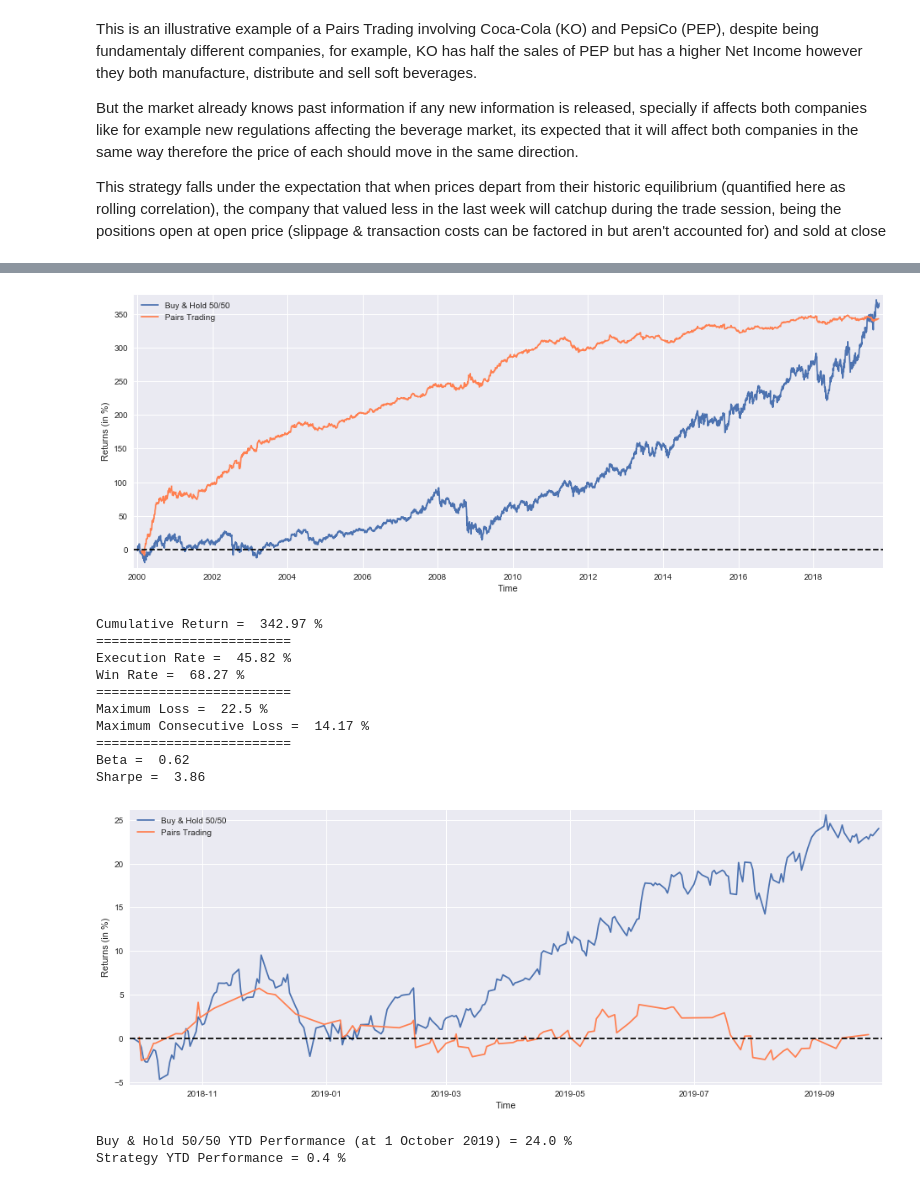
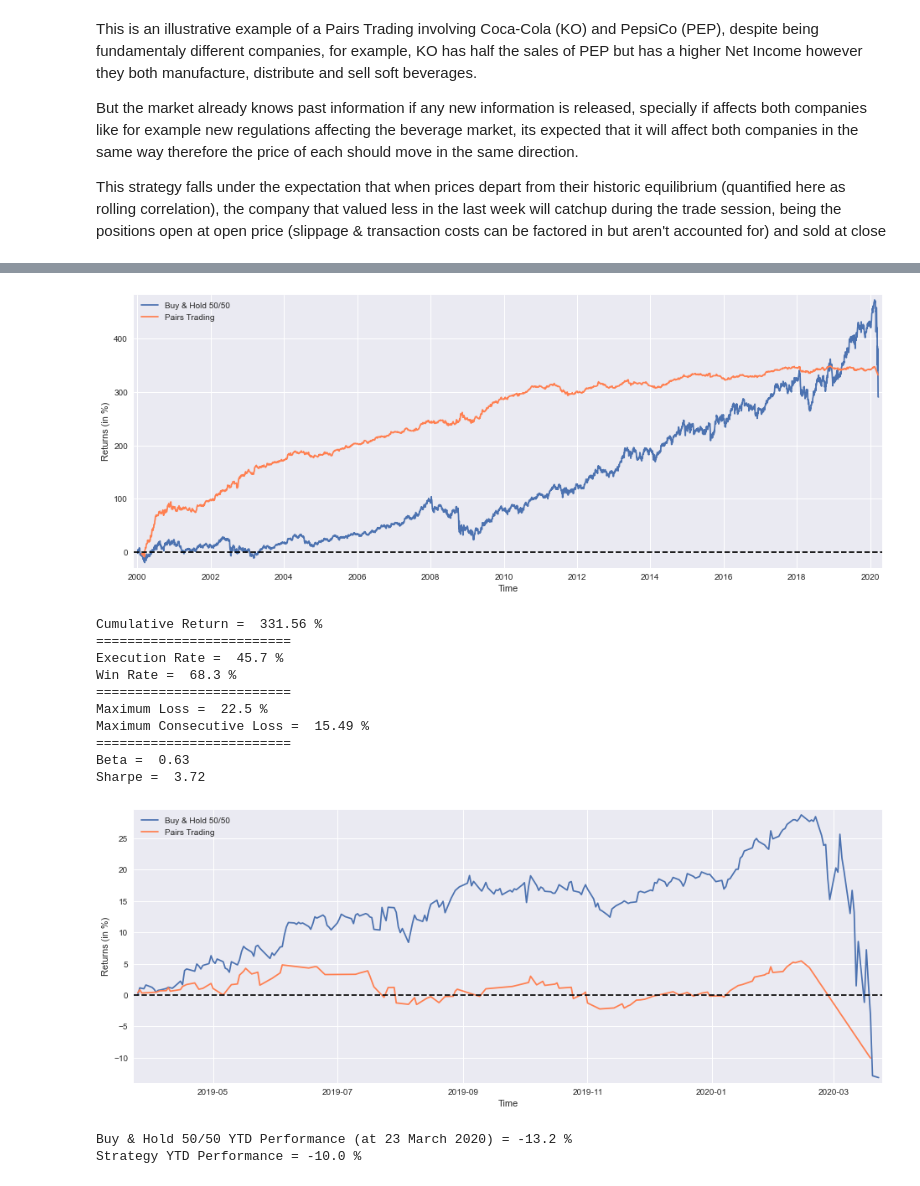
Before and after one commit to LongOnly/Quantitative-Notebooks, a Jupyter notebook: PairsTrading.ipynb, the cells around one changed output, grey strips where cells are left out. Drawn from its saved outputs; the diff is of its cells as text; code cells hidden in the pictures.

Commit message:
Updating market data

```diff
--- a/PairsTrading.ipynb
+++ b/PairsTrading.ipynb
@@ -17,10 +17,6 @@ import requests
 import numpy             as np
 import pandas            as pd
 import matplotlib.pyplot as plt
-
-# Implicit datetime converter
-from pandas.plotting     import register_matplotlib_converters
-register_matplotlib_converters()
 
 # Fancy graphics
 plt.style.use('seaborn')
@@ -54,7 +50,7 @@ tickers = ['PEP','KO']
 data = None
 while data is None:
     try:
-        data = getdata(tickers,'946685000','1569886000','1d')
+        data = getdata(tickers,'946685000','1585008000','1d')
     except:
          pass
 
@@ -199,6 +196,7 @@ plt.margins(x=0.005,y=0.02)
 plt.axhline(y=0, xmin=0, xmax=1, linestyle='--', color='k')
 plt.legend()
 plt.show()
+
 print("Cumulative Return = ",tret,"%")
 print("=========================")
 print("Execution Rate = ",round(executionrate*100,2),"%")
@@ -211,33 +209,34 @@ print("Beta = ",beta)
 print("Sharpe = ",sharpe)
 # Return ("alpha") decay is pretty noticeable from 2011 onwards, probably due to overfit or overcrowded trade
 # %% [output]
-[figure, old version]
+[figure, new version]
-Cumulative Return =  342.97 %
+Cumulative Return =  331.56 %
 =========================
-Execution Rate =  45.82 %
-Win Rate =  68.27 %
+Execution Rate =  45.7 %
+Win Rate =  68.3 %
 =========================
 Maximum Loss =  22.5 %
-Maximum Consecutive Loss =  14.17 %
+Maximum Consecutive Loss =  15.49 %
 =========================
-Beta =  0.62
-Sharpe =  3.86
+Beta =  0.63
+Sharpe =  3.72
 # %%
 BuyHoldBothYTD = (((PEP['Adj Close'][-252:]/float(PEP['Adj Close'][-252])-1)+(KO['Adj Close'][-252:]/float(KO['Adj Close'][-252])-1))/2).fillna(method='ffill')
-StrategyYTD = returns[-96:].cumsum()
+StrategyYTD = returns[-105:].cumsum()
 
 plt.figure(figsize=(16,6))
 plt.plot(BuyHoldBothYTD*100, label='Buy & Hold 50/50')
 plt.plot(StrategyYTD*100, label='Pairs Trading', color='coral')
 plt.xlabel('Time')
 plt.ylabel('Returns (in %)')
 plt.margins(x=0.005,y=0.02)
 plt.axhline(y=0, xmin=0, xmax=1, linestyle='--', color='k')
 plt.legend()
 plt.show()
-print('Buy & Hold 50/50 YTD Performance (at 1 October 2019) =',round(float(BuyHoldBothYTD[-1:]*100),1),'%')
+
+print('Buy & Hold 50/50 YTD Performance (at 23 March 2020) =',round(float(BuyHoldBothYTD[-1:]*100),1),'%')
 print('Strategy YTD Performance =',round(float(StrategyYTD[-1:]*100),1),'%')
 # %% [output]
-[figure, old version]
+[figure, new version]
-Buy & Hold 50/50 YTD Performance (at 1 October 2019) = 24.0 %
-Strategy YTD Performance = 0.4 %
+Buy & Hold 50/50 YTD Performance (at 23 March 2020) = -13.2 %
+Strategy YTD Performance = -10.0 %
```
Also changed, not shown: parts of 2 cells of this notebook, 4 other files.
